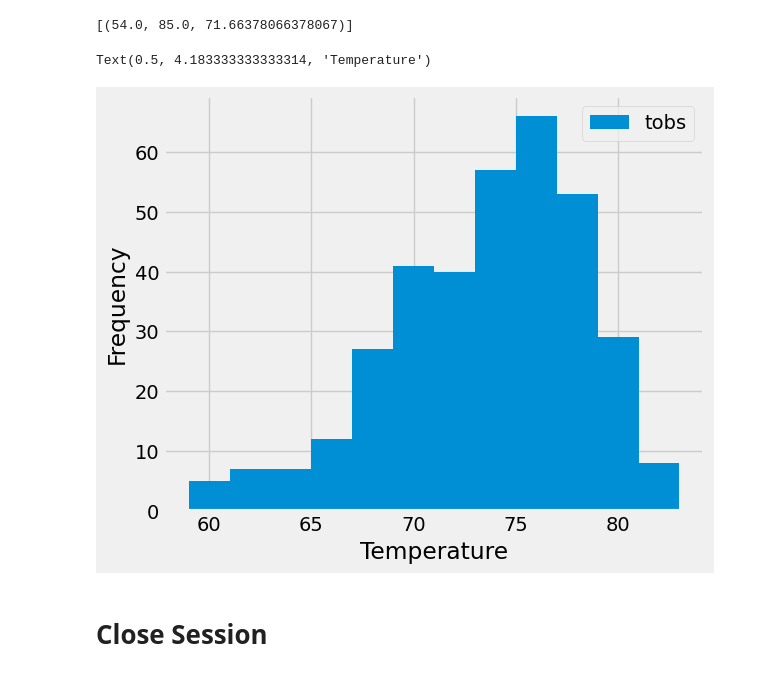
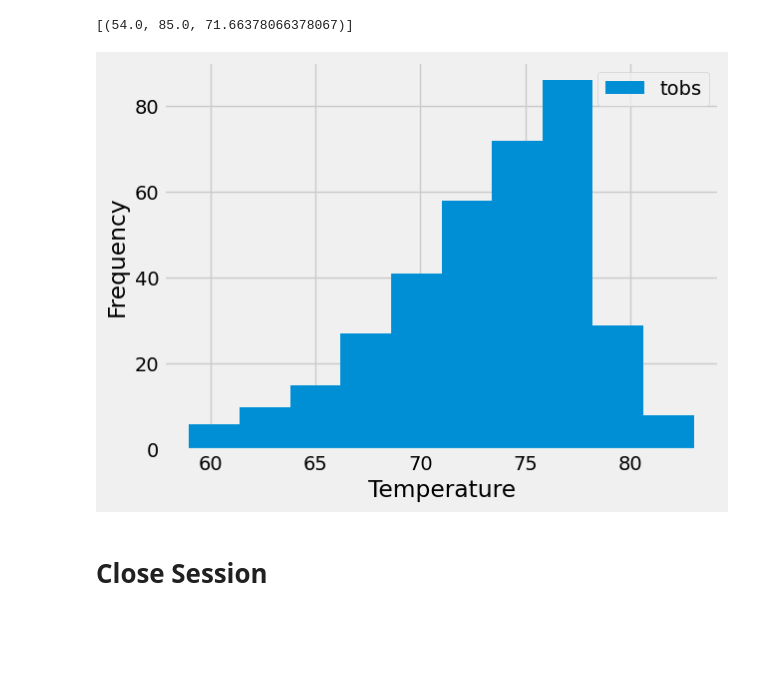
Before and after one commit to Kevin-Lad/sqlalchemy-challenge, a Jupyter notebook: climate.ipynb, the cells around one changed output. Saved outputs shown, nothing was run; the diff lists cells and outputs as text; code cells hidden in the pictures; blank space fills up the shorter version.

Commit message:
plot update

```diff
--- a/climate.ipynb
+++ b/climate.ipynb
@@ -49,9 +49,8 @@ recent_date[0]
 # Starting from the most recent data point in the database.
 
 # Calculate the date one year from the last date in data set.
-recent_date_format =dt.date.fromisoformat(recent_date[0])
-recent_date_format
-year_ago =  recent_date_format - dt.timedelta(days=365)
+
+year_ago =  dt.date(2017, 8, 23) - dt.timedelta(days=365)
 
 
 # Perform a query to retrieve the date and precipitation scores
@@ -60,14 +59,12 @@ results = session.query(Measurement.date, Measurement.prcp). \
 
 
 # Save the query results as a Pandas DataFrame. Explicitly set the column names
+
 precipitation_df = pd.DataFrame(results, columns=['Date','Precipitaion'])
+
+precipitation_df = precipitation_df.sort_values('Date')
 
 precipitation_df
 
 # Sort the dataframe by date
-
-
-# # Use Pandas Plotting with Matplotlib to plot the data
-# precipitation_df.plot.bar()
-# plt.show()
 # %% [output]
@@ -131,14 +138,25 @@ active_stations
  ('USC00518838', 511)]
 # %%
 # Using the most active station id from the previous query, calculate the lowest, highest, and average temperature.
+most_active = 'USC00519281'
+
+temp_results = session.query(func.min(Measurement.tobs), func.max(Measurement.tobs), func.avg(Measurement.tobs)) \
+                            .filter(Measurement.station == most_active).all()
+temp_results
 # %% [output]
 [(54.0, 85.0, 71.66378066378067)]
 # %%
 # Using the most active station id
 # Query the last 12 months of temperature observation data for this station and plot the results as a histogram
+year_temps = session.query(Measurement.tobs).filter(Measurement.station == most_active) \
+                          .filter(Measurement.date >= year_ago).all()
+year_temps_df = pd.DataFrame(year_temps, columns = ['tobs'])
+
+year_temps_df.plot.hist()
+plt.xlabel('Temperature')
+plt.show()
 # %% [output]
-Text(0.5, 4.183333333333314, 'Temperature')
-[figure, old version]
+[figure, new version]
 # %% [markdown]
 # Close Session
 # %%
```
Also changed, not shown: parts of 2 cells of this notebook.
